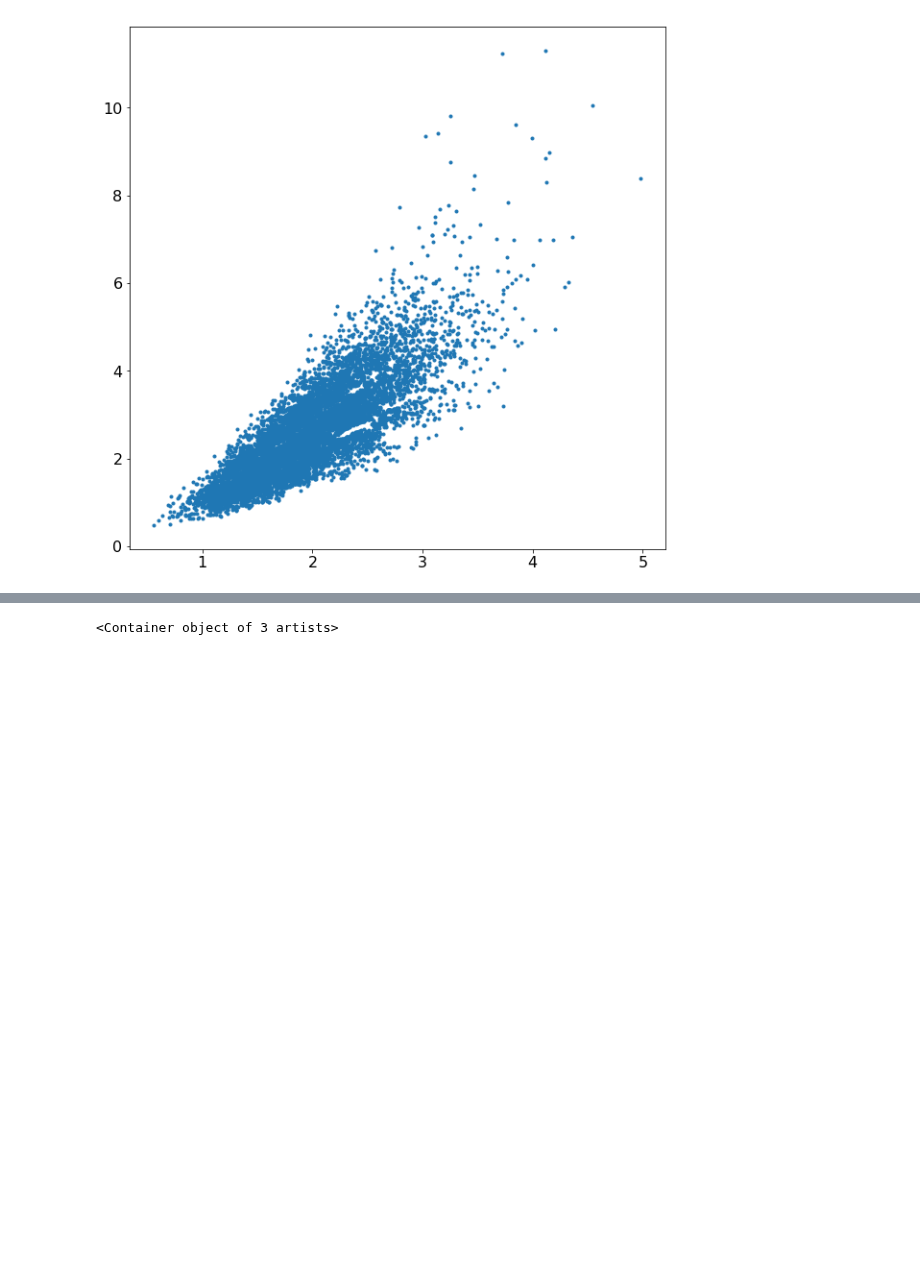
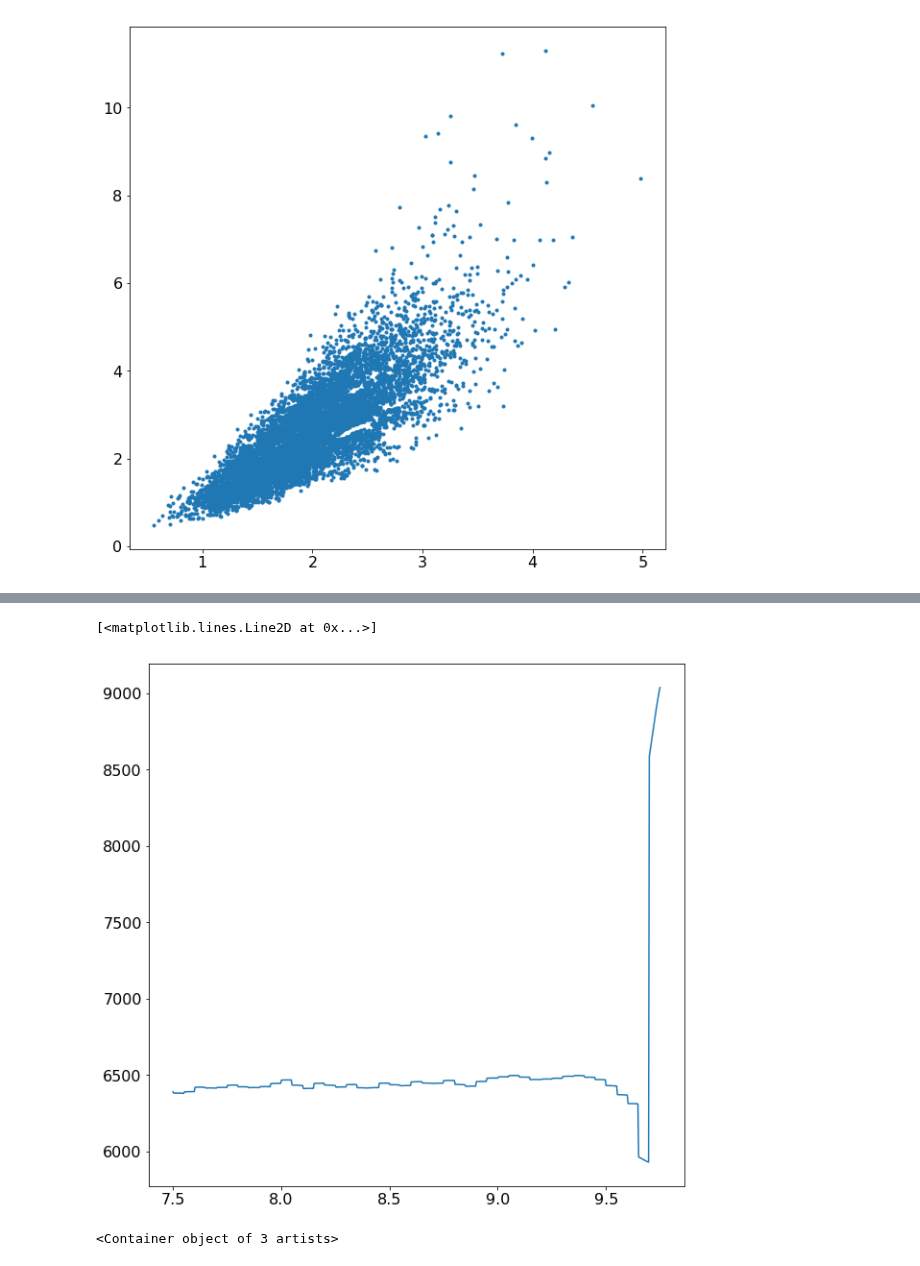
Before and after one commit to farr/Aldebaran, a Jupyter notebook: notebooks/equilibrium.ipynb, the cells around one changed output, grey strips where cells are left out. Saved outputs shown, nothing was run; the diff lists cells and outputs as text; code cells hidden in the pictures; blank space fills up the shorter version.

```diff
--- a/notebooks/equilibrium.ipynb
+++ b/notebooks/equilibrium.ipynb
@@ -259,3 +250,12 @@ plt.savefig('insolation.png')
+# %%
+times = np.linspace(7.5,11.0,1000)
+Teff = 10**mist.logTeff(masses.mean(),times,fehs.mean())
+logLs = mist.logL(masses.mean(),times,fehs.mean())
+# %%
+plt.plot(times,Teff)
+# %% [output]
+[<matplotlib.lines.Line2D at 0x...>]
+[figure, added]
 # %%
 plt.plot(times,meanells,'x')
 plt.errorbar(times,meanells,yerr=stdells,linestyle='none')
```
Also changed, not shown: parts of 3 cells of this notebook, 3 other files.
